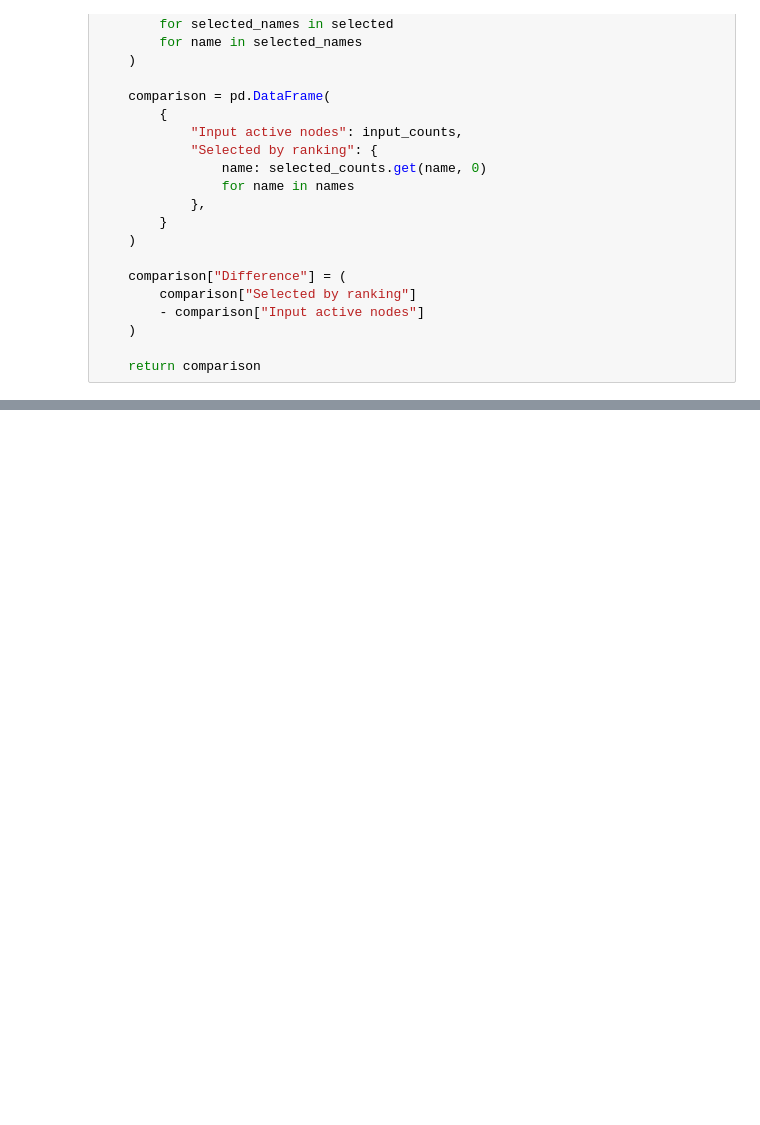
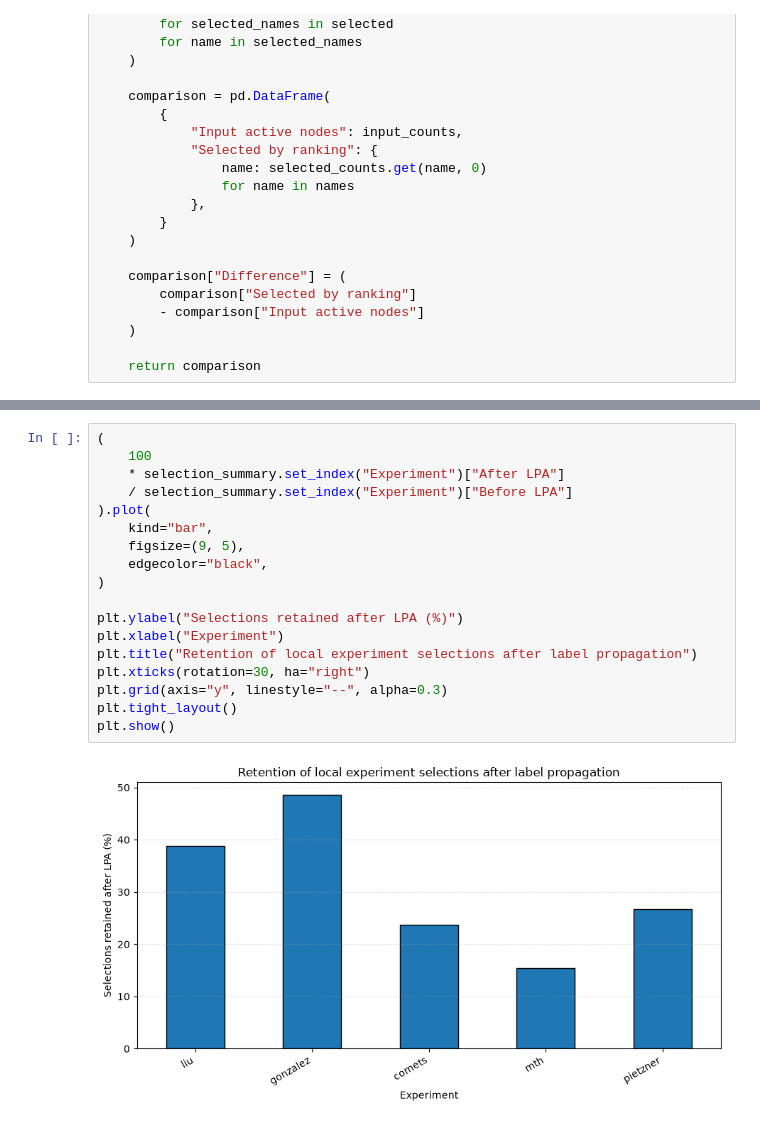
Before and after one commit to SamSaladino/LPA-Kemeny-Young, a Jupyter notebook: Execution_Estelle data.ipynb, the cells around one changed output, grey strips where cells are left out. Cells and saved outputs as stored; diff of their text form; blank space fills up the shorter version.

```diff
--- a/Execution_Estelle data.ipynb
+++ b/Execution_Estelle data.ipynb
@@ -484,0 +570,20 @@ print(
+# %%
+(
+    100
+    * selection_summary.set_index("Experiment")["After LPA"]
+    / selection_summary.set_index("Experiment")["Before LPA"]
+).plot(
+    kind="bar",
+    figsize=(9, 5),
+    edgecolor="black",
+)
+
+plt.ylabel("Selections retained after LPA (%)")
+plt.xlabel("Experiment")
+plt.title("Retention of local experiment selections after label propagation")
+plt.xticks(rotation=30, ha="right")
+plt.grid(axis="y", linestyle="--", alpha=0.3)
+plt.tight_layout()
+plt.show()
+# %% [output]
+[figure, added]
```
Also changed, not shown: parts of 10 cells of this notebook.
